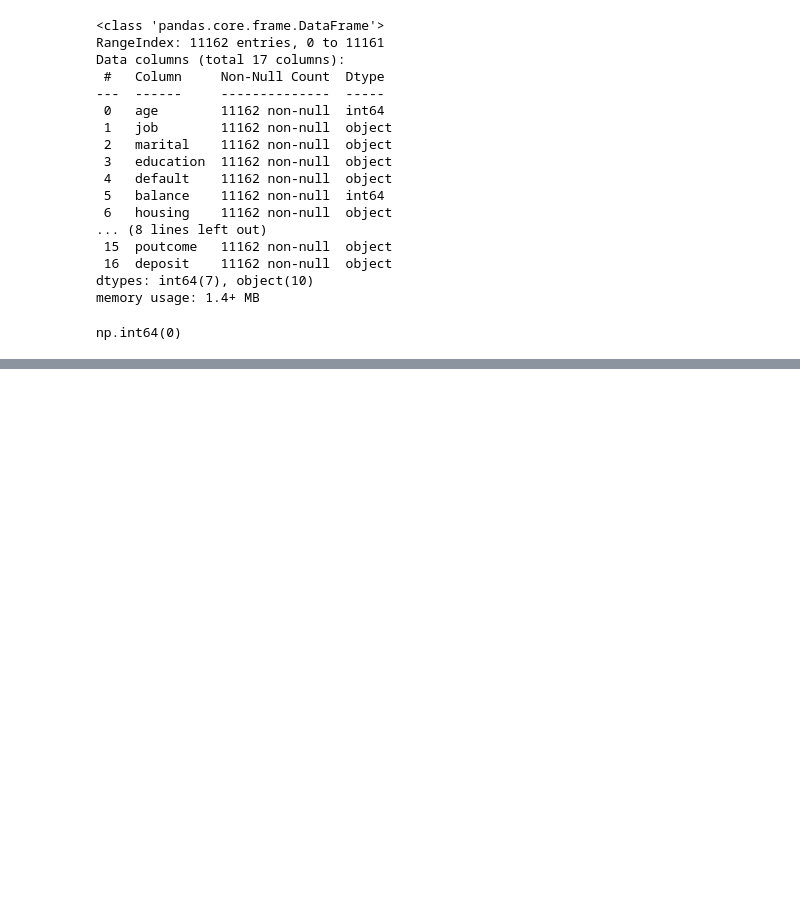
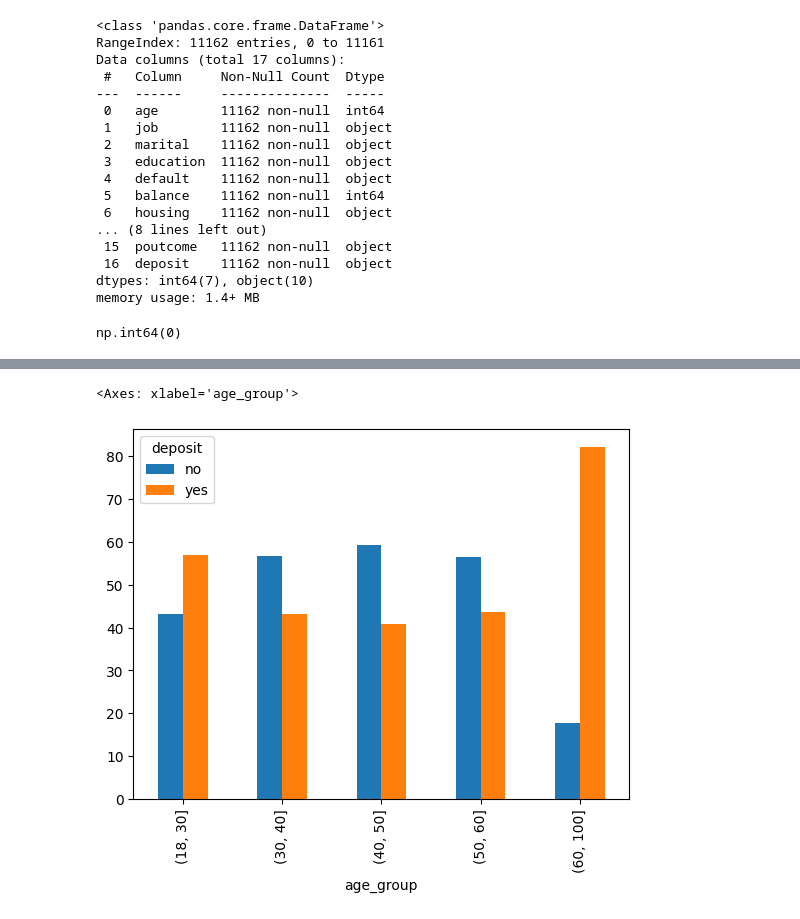
Before and after one commit to UKD1211/100_days_ML_cX_ISI_DS, a Jupyter notebook: Bank_Marketing_Campaign.ipynb, the cells around one changed output, grey strips where cells are left out. Drawn from its saved outputs; the diff is of its cells as text; code cells hidden in the pictures; blank space fills up the shorter version.

```diff
--- a/Bank_Marketing_Campaign.ipynb
+++ b/Bank_Marketing_Campaign.ipynb
@@ -101,0 +266,4 @@ np.int64(0)
+# %%
+df['age_group'] = pd.cut(df['age'], bins=[18,30,40,50,60,100])
+
+pd.crosstab(df['age_group'], df['deposit'], normalize='index')*100
@@ -101,0 +278,5 @@ np.int64(0)
+# %%
+(pd.crosstab(df['age_group'], df['deposit'], normalize='index')*100).plot(kind = 'bar')
+# %% [output]
+<Axes: xlabel='age_group'>
+[figure, added]
```
Also changed, not shown: parts of 42 cells of this notebook.
